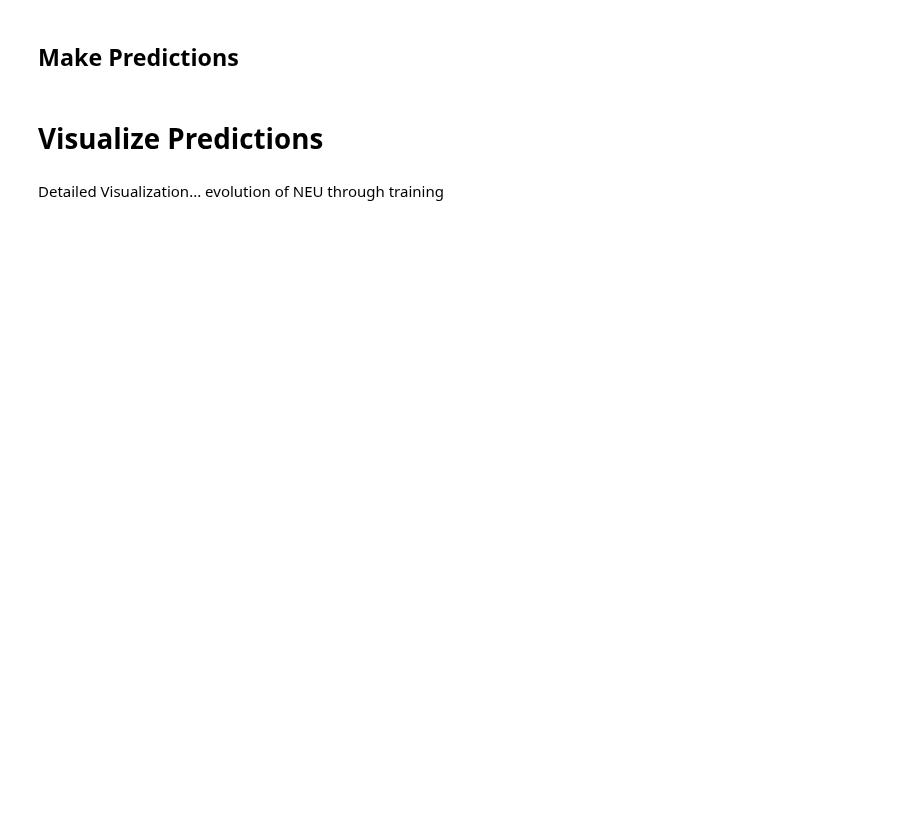
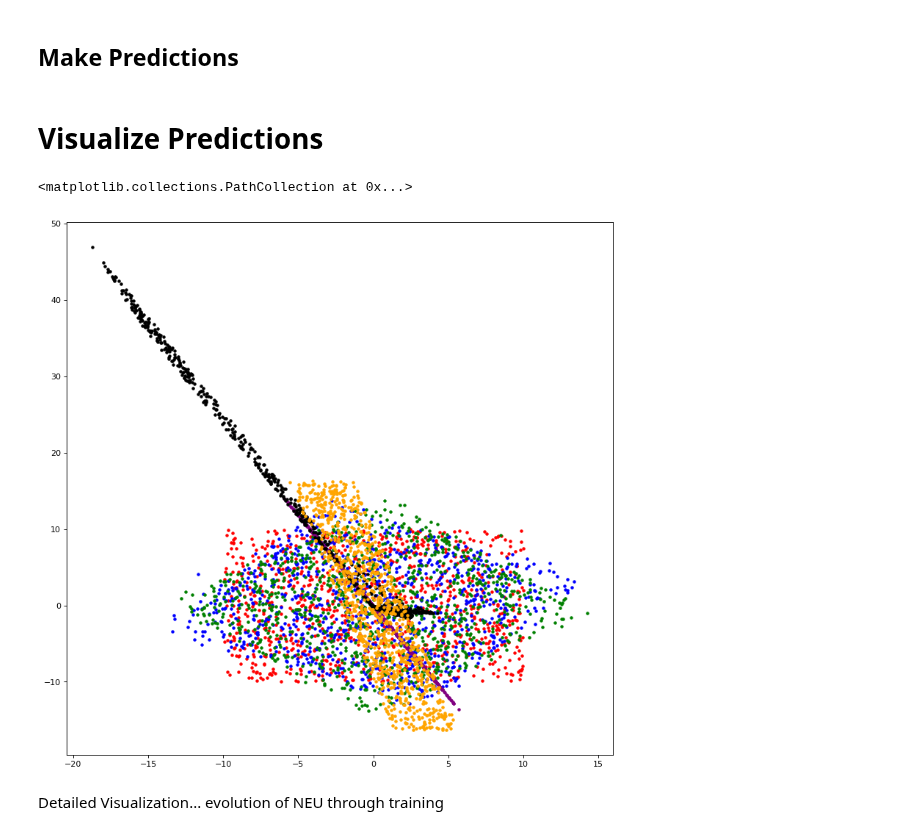
Before and after one commit to AnastasisKratsios/NEU_Non_Euclidean_Upgrading, a Jupyter notebook: NEU_Surgery_BU.ipynb, the cells around one changed output. Saved outputs shown, nothing was run; the diff lists cells and outputs as text; code cells hidden in the pictures; blank space fills up the shorter version.

```diff
--- a/NEU_Surgery_BU.ipynb
+++ b/NEU_Surgery_BU.ipynb
@@ -547,33 +114,0 @@ def get_base_model(trainx, trainy, Pre_Epochs_in, depth, height):
-# %%
-# define and fit the base model
-def get_base_model_deep_GLd(trainx, trainy, Full_Epochs_in, depth):
-    # Define Model
-    #----------------#
-    # Initialize
-    input_layer = tf.keras.Input(shape=[d+D])
-
-    # Apply Reconfiguration Unit
-    output_layer = Deep_GLd_Layer(d+D)(input_layer)
-
-    if depth > 0:
-        output_layer = Deep_GLd_Layer(d+D)(output_layer)
-
-    # Output
-#     output_layer = projection_layer(output_layer)
-    reconfiguration_basic = tf.keras.Model(inputs=[input_layer], outputs=[output_layer])
-
-    # Compile Model
-    #----------------#
-    # Define Optimizer
-    optimizer_on = tf.keras.optimizers.SGD(learning_rate=10**(-2), momentum=0.01, nesterov=True)
-    # Compile
-    reconfiguration_basic.compile(loss = 'mae',
-                    optimizer = optimizer_on,
-                    metrics = ['mse'])
-
-    # Fit Model
-    #----------------#
-    reconfiguration_basic.fit(trainx, trainy, epochs=Full_Epochs_in, verbose=10)
-
-    # Return Output
-    return reconfiguration_basic
@@ -707,0 +207,5 @@ Deep_GLd = get_base_model_deep_GLd(data_NEU,
+# %%
+Deep_Ed=get_base_model_deep_Euclidean_Networks(data_NEU,
+                                               NEU_targets,
+                                               Full_Epochs_in = Full_Epochs,
+                                               depth = (N_Reconfigurations*Initial_Depth))
@@ -718,21 +235,26 @@ Deep_GLd_prediction = Deep_GLd.predict(data_NEU)
 # %%
 # Initialization
 visualization_grid = np.random.uniform(-10,10,[1000,2])
 figure(num=None, figsize=(12, 12), dpi=80, facecolor='w', edgecolor='k')
 
 # Plot Data
 plt.scatter(visualization_grid[:,0],visualization_grid[:,1],color='red',marker = '.')
 # Transform Data
 NEU_OLS_prediction_visualization_init = model.predict(visualization_grid)
 NEU_OLS_prediction_visualization_Greedy = NEU_OLS_Greedy_init.predict(visualization_grid)
 NEU_OLS_prediction_visualization = NEU_OLS.predict(visualization_grid)
 Deep_GLd_prediction_visualization = Deep_GLd.predict(visualization_grid)
+Deep_Ed_prediction_visualization = Deep_Ed.predict(visualization_grid)
 
 # Plot Transformed Data
 plt.scatter(NEU_OLS_prediction_visualization_init[:,0],NEU_OLS_prediction_visualization_init[:,1],color='b',label='Init',marker = '.')
 plt.scatter(NEU_OLS_prediction_visualization_Greedy[:,0],NEU_OLS_prediction_visualization_Greedy[:,1],color='g',label='NEU_Greedy',marker = '.')
 plt.scatter(NEU_OLS_prediction_visualization[:,0],NEU_OLS_prediction_visualization[:,1],color='purple',label='NEU',marker = '.')
-plt.scatter(Deep_GLd_prediction_visualization[:,0],Deep_GLd_prediction_visualization[:,1],color='black',label='NEU',marker = '.')
+plt.scatter(Deep_GLd_prediction_visualization[:,0],Deep_GLd_prediction_visualization[:,1],color='black',label='Deep_GLd',marker = '.')
+plt.scatter(Deep_Ed_prediction_visualization[:,0],Deep_Ed_prediction_visualization[:,1],color='orange',label='Deep_Ed',marker = '.')
+# %% [output]
+<matplotlib.collections.PathCollection at 0x...>
+[figure, added]
 # %% [markdown]
 Detailed Visualization... evolution of NEU through training
 # %%
```
Also changed, not shown: parts of 26 cells of this notebook, 1 other file.
